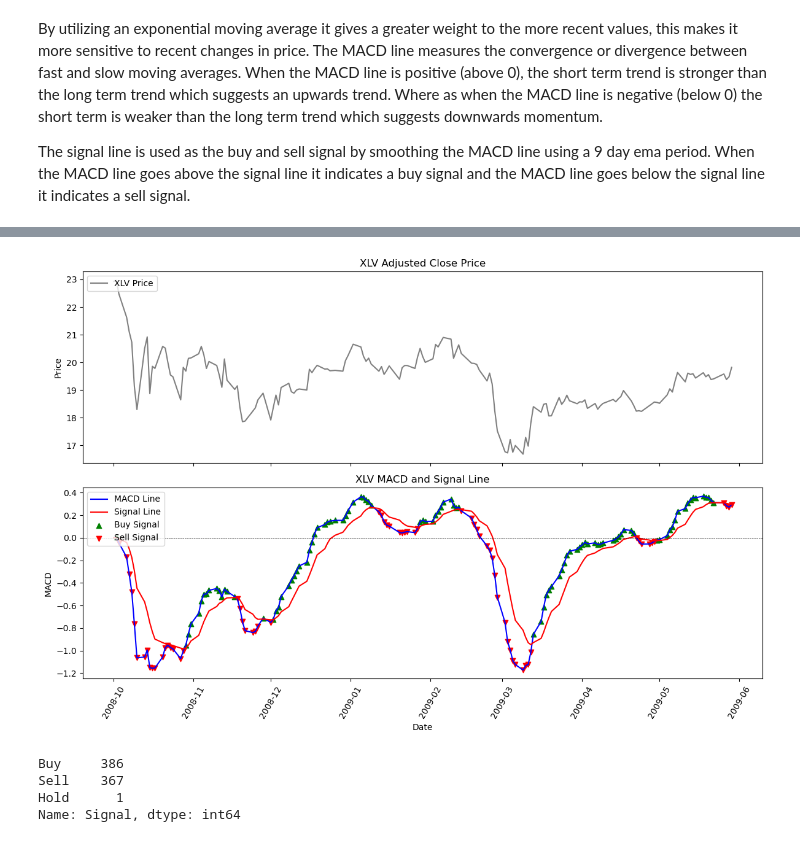
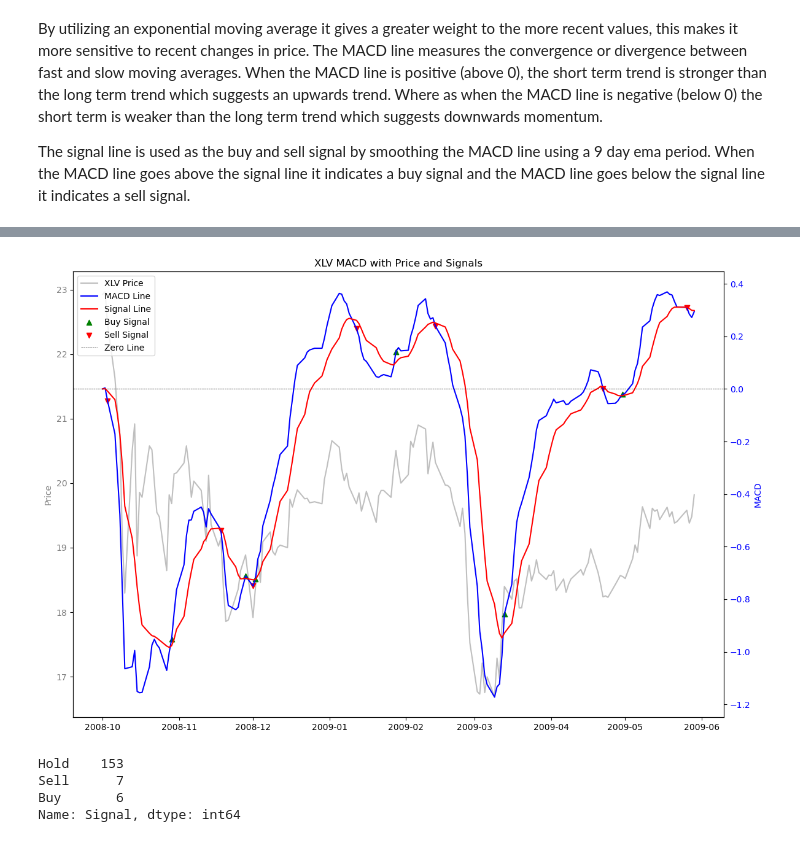
Before and after one commit to bennicholson2/Enhancing-Technical-Analysis-with-Data-Science, a Jupyter notebook: Technical Analysis/macd.ipynb, the cells around one changed output, grey strips where cells are left out. Cells and saved outputs as stored; diff of their text form; code cells hidden in the pictures.

```diff
--- a/Technical Analysis/macd.ipynb
+++ b/Technical Analysis/macd.ipynb
@@ -232,25 +284,26 @@ def stochastic_roi(tickers,periods,return_rates_list,analysis_type):
 # %%
 import matplotlib.pyplot as plt
 
-def plot_macd_signals(macd_data, ticker, title):
+def plot_macd_signals_combined(macd_data, ticker):
     """
-    Visualizes MACD Line, Signal Line, and Buy/Sell signals.
+    Visualizes MACD Line, Signal Line, and Buy/Sell signals on the same graph.
 
     Parameters:
     macd_data (pd.DataFrame): DataFrame containing 'Adj Close', 'MACD Line', 'Signal Line', and 'Signal'.
     ticker (str): The stock ticker symbol.
-    title (str): Title for the plot.
     """
-    # Create subplots: 1 for price, 1 for MACD lines
-    fig, (ax1, ax2) = plt.subplots(2, 1, figsize=(12, 8), sharex=True)
+    fig, ax = plt.subplots(figsize=(12, 8))
 
-    # Plot the adjusted close price (price chart)
-    ax1.plot(macd_data.index, macd_data['Adj Close'], label=f'{ticker} Price', color='grey')
-    ax1.set_title(f'{ticker} Adjusted Close Price')
-    ax1.set_ylabel('Price')
-    ax1.legend(loc='upper left')
+    # Plot the adjusted close price
+    ax.plot(macd_data.index, macd_data['Adj Close'], label=f'{ticker} Price', color='grey', alpha=0.5)
+    ax.set_ylabel('Price', color='grey')
+    ax.tick_params(axis='y', labelcolor='grey')
+    ax.set_title(f'{ticker} MACD with Price and Signals')
 
-    # Plot the MACD line and Signal line
+    # Create a secondary y-axis for MACD
+    ax2 = ax.twinx()
+
+    # Plot the MACD and Signal lines
     ax2.plot(macd_data.index, macd_data['macd_line'], label='MACD Line', color='blue')
     ax2.plot(macd_data.index, macd_data['signal_line'], label='Signal Line', color='red')
 
@@ -261,15 +314,18 @@ def plot_macd_signals(macd_data, ticker, title):
     ax2.scatter(buy_signals.index, buy_signals['macd_line'], color='green', marker='^', label='Buy Signal', alpha=1)
     ax2.scatter(sell_signals.index, sell_signals['macd_line'], color='red', marker='v', label='Sell Signal', alpha=1)
 
-    ax2.axhline(0, color='black', linewidth=0.5, linestyle='--')  # Zero line
-    ax2.set_title(f'{ticker} MACD and Signal Line')
-    ax2.set_ylabel('MACD')
-    ax2.legend(loc='upper left')
+    ax2.axhline(0, color='black', linewidth=0.5, linestyle='--', label='Zero Line')
+    ax2.set_ylabel('MACD', color='blue')
+    ax2.tick_params(axis='y', labelcolor='blue')
 
-    # Set up x-axis formatting
+    # Add legends
+    lines_1, labels_1 = ax.get_legend_handles_labels()
+    lines_2, labels_2 = ax2.get_legend_handles_labels()
+    ax2.legend(lines_1 + lines_2, labels_1 + labels_2, loc='upper left')
+
+    # Format x-axis
     plt.xticks(rotation=60)
     plt.xlabel('Date')
-
     plt.tight_layout()
     plt.show()
 # %% [markdown]
@@ -340,5 +398,7 @@ By utilizing an exponential moving average it gives a greater weight to the more
 The signal line is used as the buy and sell signal by smoothing the MACD line using a 9 day ema period. When the MACD line goes above the signal line it indicates a buy signal and the MACD line goes below the signal line it indicates a sell signal.
 # %%
 # create the neccessary macd components
-macd_components(sector_etf_data,economic_cycle_periods_list,sector_etf_tickers)['expansion']['XLB']
+sector_etf_data = macd_components(sector_etf_data,economic_cycle_periods_list,sector_etf_tickers,12,26,9)
+
+add_macd_signals(sector_etf_data,economic_cycle_periods_list,sector_etf_tickers)['trough']['XLV']
 # %% [output]
@@ -361,14 +419,14 @@ add_macd_signals(sector_etf_data,economic_cycle_periods_list,sector_etf_tickers)
 # %%
 # plot the macd lines
-plot_macd_signals(sector_etf_data['trough']['XLV'], 'XLV', 'MACD for XLV during trough')
+plot_macd_signals_combined(sector_etf_data['trough']['XLV'], 'XLV')
 # %% [output]
-[figure, old version]
+[figure, new version]
 # %%
-sector_etf_data['expansion']['XLV']['Signal'].value_counts()
+sector_etf_data['trough']['XLV']['Signal'].value_counts()
 # %% [output]
-Buy     386
-Sell    367
-Hold      1
+Hold    153
+Sell      7
+Buy       6
 Name: Signal, dtype: int64
 # %%
 macd_signals = collect_signals(sector_etf_data,economic_cycle_periods_list,sector_etf_tickers)
```
Also changed, not shown: parts of 20 cells of this notebook, 19 other files.
